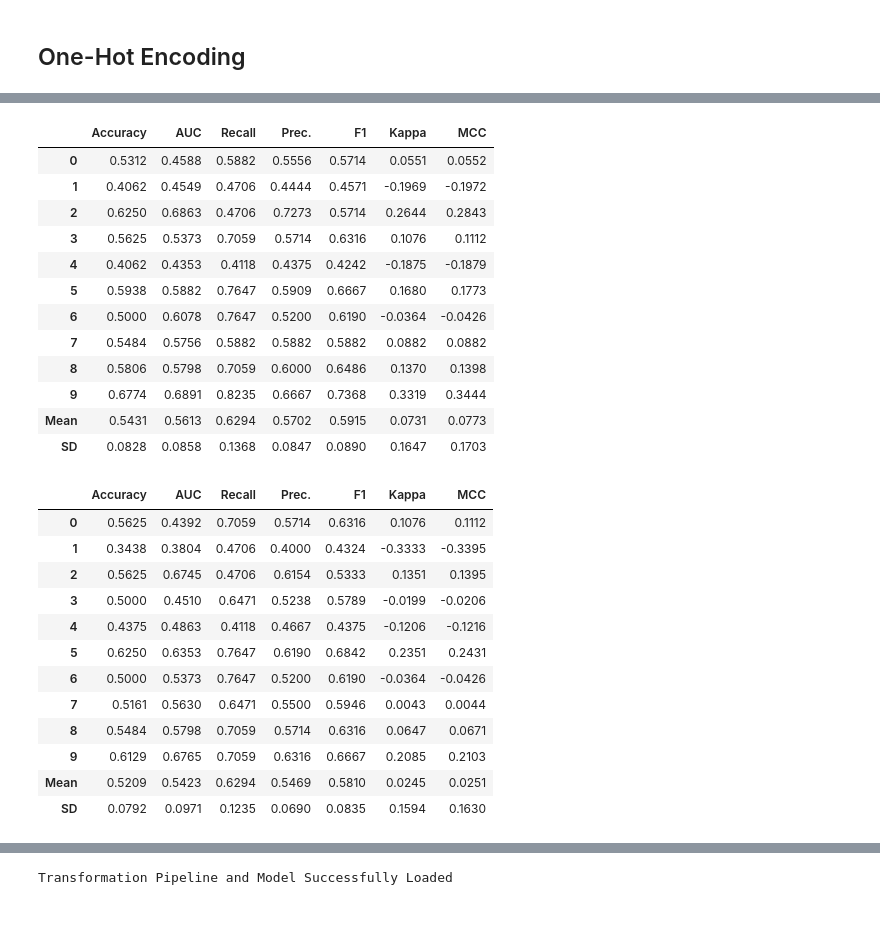
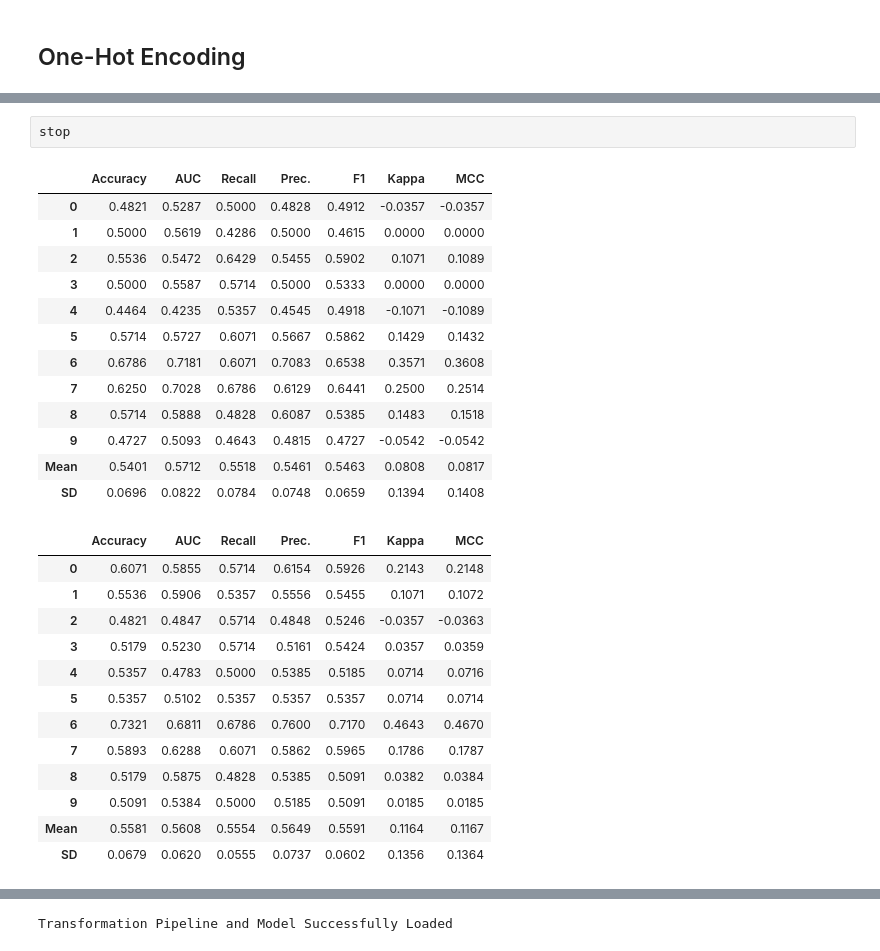
Before and after one commit to Forexience/Forexience, a Jupyter notebook: Testing_Pipeline/Back_Test/Back_Test_Binary_Classification.ipynb, the cells around one changed output, grey strips where cells are left out. Cells and saved outputs as stored; diff of their text form; code cells hidden in the pictures; blank space fills up the shorter version.

```diff
--- a/Testing_Pipeline/Back_Test/Back_Test_Binary_Classification.ipynb
+++ b/Testing_Pipeline/Back_Test/Back_Test_Binary_Classification.ipynb
@@ -128,35 +129,37 @@ QuadraticDiscriminantAnalysis(priors=None, reg_param=0.0,
+# %% [raw]
+stop
 # %%
-MODEL = create_model('qda')
+MODEL = create_model('gbc')
 # %% [output]
 |  | Accuracy | AUC | Recall | Prec. | F1 | Kappa | MCC |
-| 0 | 0.5312 | 0.4588 | 0.5882 | 0.5556 | 0.5714 | 0.0551 | 0.0552 |
-| 1 | 0.4062 | 0.4549 | 0.4706 | 0.4444 | 0.4571 | -0.1969 | -0.1972 |
-| 2 | 0.6250 | 0.6863 | 0.4706 | 0.7273 | 0.5714 | 0.2644 | 0.2843 |
-| 3 | 0.5625 | 0.5373 | 0.7059 | 0.5714 | 0.6316 | 0.1076 | 0.1112 |
-| 4 | 0.4062 | 0.4353 | 0.4118 | 0.4375 | 0.4242 | -0.1875 | -0.1879 |
-| 5 | 0.5938 | 0.5882 | 0.7647 | 0.5909 | 0.6667 | 0.1680 | 0.1773 |
-| 6 | 0.5000 | 0.6078 | 0.7647 | 0.5200 | 0.6190 | -0.0364 | -0.0426 |
-| 7 | 0.5484 | 0.5756 | 0.5882 | 0.5882 | 0.5882 | 0.0882 | 0.0882 |
-| 8 | 0.5806 | 0.5798 | 0.7059 | 0.6000 | 0.6486 | 0.1370 | 0.1398 |
-| 9 | 0.6774 | 0.6891 | 0.8235 | 0.6667 | 0.7368 | 0.3319 | 0.3444 |
-| Mean | 0.5431 | 0.5613 | 0.6294 | 0.5702 | 0.5915 | 0.0731 | 0.0773 |
-| SD | 0.0828 | 0.0858 | 0.1368 | 0.0847 | 0.0890 | 0.1647 | 0.1703 |
+| 0 | 0.4821 | 0.5287 | 0.5000 | 0.4828 | 0.4912 | -0.0357 | -0.0357 |
+| 1 | 0.5000 | 0.5619 | 0.4286 | 0.5000 | 0.4615 | 0.0000 | 0.0000 |
+| 2 | 0.5536 | 0.5472 | 0.6429 | 0.5455 | 0.5902 | 0.1071 | 0.1089 |
+| 3 | 0.5000 | 0.5587 | 0.5714 | 0.5000 | 0.5333 | 0.0000 | 0.0000 |
+| 4 | 0.4464 | 0.4235 | 0.5357 | 0.4545 | 0.4918 | -0.1071 | -0.1089 |
+| 5 | 0.5714 | 0.5727 | 0.6071 | 0.5667 | 0.5862 | 0.1429 | 0.1432 |
+| 6 | 0.6786 | 0.7181 | 0.6071 | 0.7083 | 0.6538 | 0.3571 | 0.3608 |
+| 7 | 0.6250 | 0.7028 | 0.6786 | 0.6129 | 0.6441 | 0.2500 | 0.2514 |
+| 8 | 0.5714 | 0.5888 | 0.4828 | 0.6087 | 0.5385 | 0.1483 | 0.1518 |
+| 9 | 0.4727 | 0.5093 | 0.4643 | 0.4815 | 0.4727 | -0.0542 | -0.0542 |
+| Mean | 0.5401 | 0.5712 | 0.5518 | 0.5461 | 0.5463 | 0.0808 | 0.0817 |
+| SD | 0.0696 | 0.0822 | 0.0784 | 0.0748 | 0.0659 | 0.1394 | 0.1408 |
 # %%
 TUNED_MODEL = tune_model(MODEL)
 # %% [output]
 |  | Accuracy | AUC | Recall | Prec. | F1 | Kappa | MCC |
-| 0 | 0.5625 | 0.4392 | 0.7059 | 0.5714 | 0.6316 | 0.1076 | 0.1112 |
-| 1 | 0.3438 | 0.3804 | 0.4706 | 0.4000 | 0.4324 | -0.3333 | -0.3395 |
-| 2 | 0.5625 | 0.6745 | 0.4706 | 0.6154 | 0.5333 | 0.1351 | 0.1395 |
-| 3 | 0.5000 | 0.4510 | 0.6471 | 0.5238 | 0.5789 | -0.0199 | -0.0206 |
-| 4 | 0.4375 | 0.4863 | 0.4118 | 0.4667 | 0.4375 | -0.1206 | -0.1216 |
-| 5 | 0.6250 | 0.6353 | 0.7647 | 0.6190 | 0.6842 | 0.2351 | 0.2431 |
-| 6 | 0.5000 | 0.5373 | 0.7647 | 0.5200 | 0.6190 | -0.0364 | -0.0426 |
-| 7 | 0.5161 | 0.5630 | 0.6471 | 0.5500 | 0.5946 | 0.0043 | 0.0044 |
-| 8 | 0.5484 | 0.5798 | 0.7059 | 0.5714 | 0.6316 | 0.0647 | 0.0671 |
-| 9 | 0.6129 | 0.6765 | 0.7059 | 0.6316 | 0.6667 | 0.2085 | 0.2103 |
-| Mean | 0.5209 | 0.5423 | 0.6294 | 0.5469 | 0.5810 | 0.0245 | 0.0251 |
-| SD | 0.0792 | 0.0971 | 0.1235 | 0.0690 | 0.0835 | 0.1594 | 0.1630 |
+| 0 | 0.6071 | 0.5855 | 0.5714 | 0.6154 | 0.5926 | 0.2143 | 0.2148 |
+| 1 | 0.5536 | 0.5906 | 0.5357 | 0.5556 | 0.5455 | 0.1071 | 0.1072 |
+| 2 | 0.4821 | 0.4847 | 0.5714 | 0.4848 | 0.5246 | -0.0357 | -0.0363 |
+| 3 | 0.5179 | 0.5230 | 0.5714 | 0.5161 | 0.5424 | 0.0357 | 0.0359 |
+| 4 | 0.5357 | 0.4783 | 0.5000 | 0.5385 | 0.5185 | 0.0714 | 0.0716 |
+| 5 | 0.5357 | 0.5102 | 0.5357 | 0.5357 | 0.5357 | 0.0714 | 0.0714 |
+| 6 | 0.7321 | 0.6811 | 0.6786 | 0.7600 | 0.7170 | 0.4643 | 0.4670 |
+| 7 | 0.5893 | 0.6288 | 0.6071 | 0.5862 | 0.5965 | 0.1786 | 0.1787 |
+| 8 | 0.5179 | 0.5875 | 0.4828 | 0.5385 | 0.5091 | 0.0382 | 0.0384 |
+| 9 | 0.5091 | 0.5384 | 0.5000 | 0.5185 | 0.5091 | 0.0185 | 0.0185 |
+| Mean | 0.5581 | 0.5608 | 0.5554 | 0.5649 | 0.5591 | 0.1164 | 0.1167 |
+| SD | 0.0679 | 0.0620 | 0.0555 | 0.0737 | 0.0602 | 0.1356 | 0.1364 |
 # %%
 plot_model(TUNED_MODEL, plot = 'auc')
 # %% [output]
```
Also changed, not shown: parts of 18 cells of this notebook, 1 other file.
